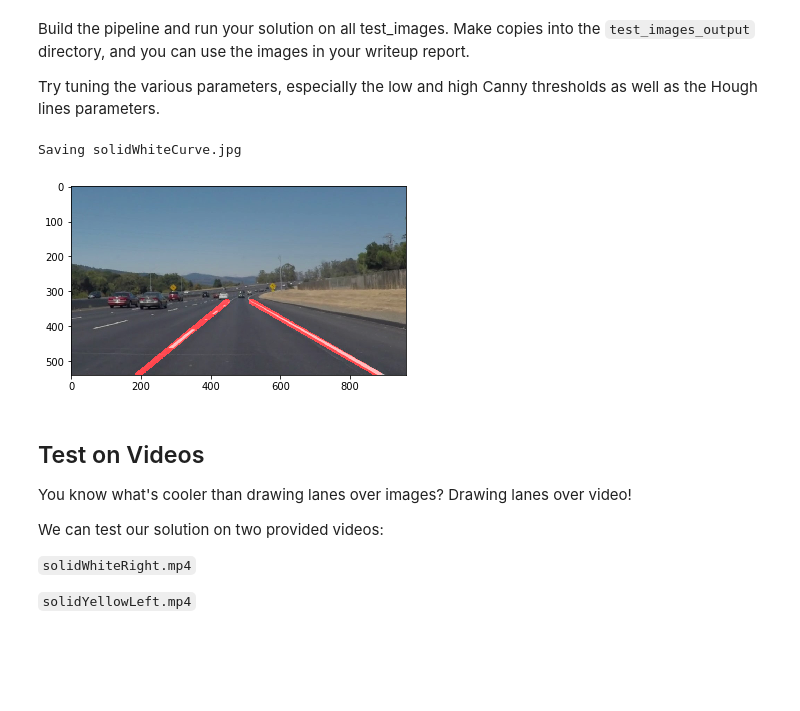
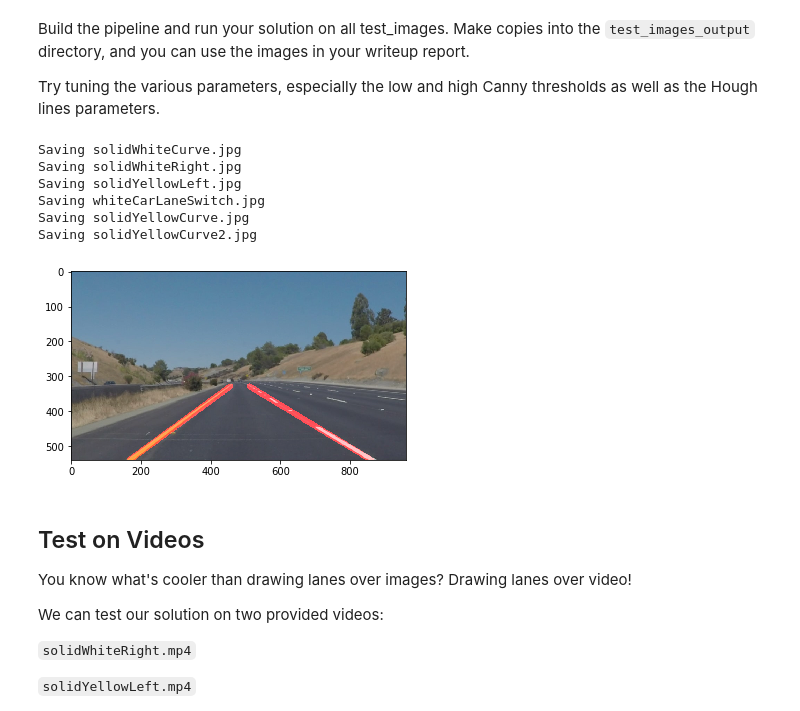
Before and after one commit to allen8r/sdc-lane-lines, a Jupyter notebook: P1.ipynb, the cells around one changed output. Cells and saved outputs as stored; diff of their text form; code cells hidden in the pictures; blank space fills up the shorter version.

```diff
--- a/P1.ipynb
+++ b/P1.ipynb
@@ -269,7 +269,6 @@ Try tuning the various parameters, especially the low and high Canny thresholds
 # %%
 # Build the pipeline that will draw lane lines on the test_images
 # then save them to the test_images directory.
-
 
 def find_lane(img, region,
               lo_edge_threshold=1, hi_edge_threshold=10,
@@ -313,38 +312,43 @@ def save_image(filename, image, RGB=False):
 
 
 #########################################
-#filenames = os.listdir('test_images/')
-filenames = ['solidWhiteCurve.jpg']
+
+filenames = os.listdir('test_images/')
 
 for fn in filenames:
 
     image = get_image(fn)
 
     # Define area of interest
     img_shape = image.shape
     lower_left = (0, img_shape[0])
     upper_y = int(0.61 * img_shape[0])
     upper_left = (int(0.45 * img_shape[1]), upper_y)
     upper_right = (int(0.55 * img_shape[1]), upper_y)
     lower_right = (img_shape[1],img_shape[0])
     vertices = np.array([[lower_left, upper_left, upper_right, lower_right]], dtype=np.int32)
 
     lane_img = find_lane(image,
                          region=vertices,
                          lo_edge_threshold=35,
                          hi_edge_threshold=170,
                          smoothing_kernel_size=9,
                          rho=2,
                          theta=np.pi/180,
                          threshold=15,
                          min_line_len=4,
                          max_line_gap=50)
 
     plt.imshow(lane_img)
     save_image(fn, lane_img, RGB=True)
 # %% [output]
 Saving solidWhiteCurve.jpg
+Saving solidWhiteRight.jpg
+Saving solidYellowLeft.jpg
+Saving whiteCarLaneSwitch.jpg
+Saving solidYellowCurve.jpg
+Saving solidYellowCurve2.jpg
-[figure, old version]
+[figure, new version]
 # %% [markdown]
 ## Test on Videos
 
```
Also changed, not shown: parts of 2 cells of this notebook, 11 other files.
